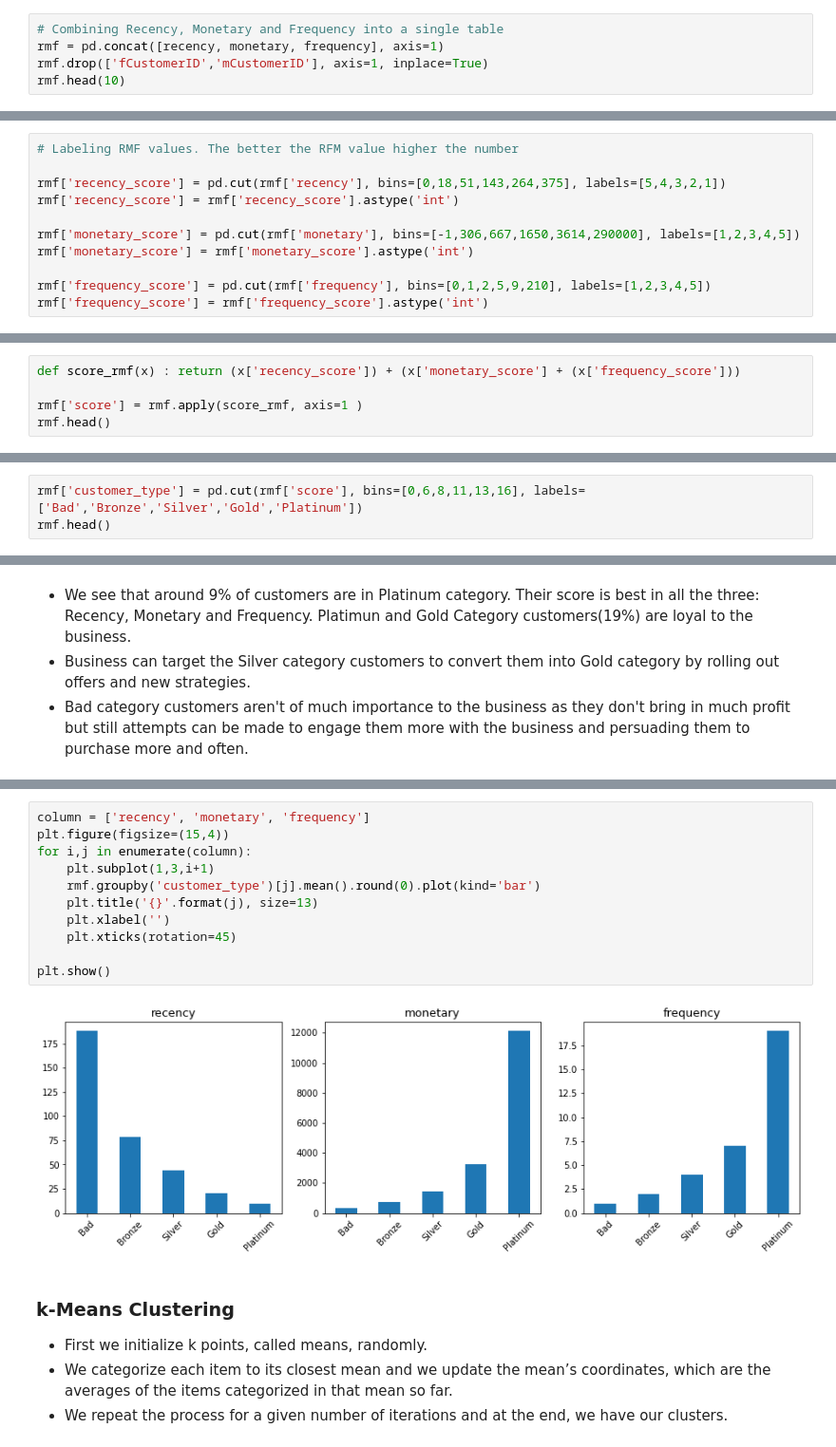
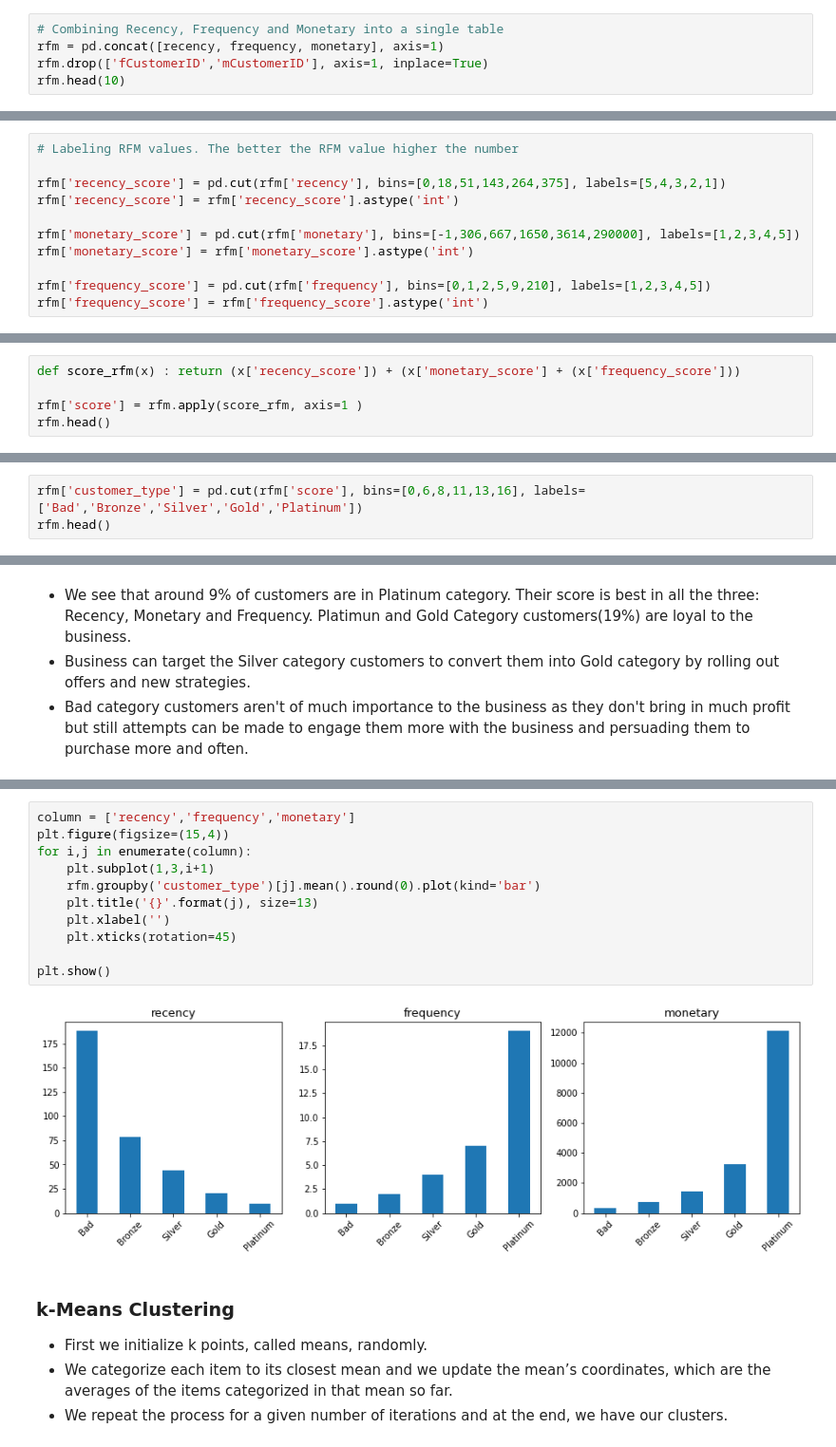
Before and after one commit to jjaskirat-ssingh/Customer-Segmentation, a Jupyter notebook: Customer Segmentation.ipynb, the cells around one changed output, grey strips where cells are left out. Shown at 95% size. Cells and saved outputs as stored; diff of their text form.

```diff
--- a/Customer Segmentation.ipynb
+++ b/Customer Segmentation.ipynb
@@ -546,6 +532,6 @@ frequency.head()
 # %%
-# Combining Recency, Monetary and Frequency into a single table
-rmf = pd.concat([recency, monetary, frequency], axis=1)
-rmf.drop(['fCustomerID','mCustomerID'], axis=1, inplace=True)
-rmf.head(10)
+# Combining Recency, Frequency and Monetary into a single table
+rfm = pd.concat([recency, frequency, monetary], axis=1)
+rfm.drop(['fCustomerID','mCustomerID'], axis=1, inplace=True)
+rfm.head(10)
 # %% [output]
@@ -597,14 +583,14 @@ rmf.describe(percentiles=[0.25,0.5,0.75,0.9,0.95,0.99])
 3. We then sum these values for each row and label the column 'score'.
 4. After that we make cuts on 'score' at 25%, 50%, 75% and 90% to categorize the customers into Bad, Bronze, Silver, Gold and Platinum.
 # %%
-# Labeling RMF values. The better the RFM value higher the number
+# Labeling RFM values. The better the RFM value higher the number
 
-rmf['recency_score'] = pd.cut(rmf['recency'], bins=[0,18,51,143,264,375], labels=[5,4,3,2,1])
-rmf['recency_score'] = rmf['recency_score'].astype('int')
+rfm['recency_score'] = pd.cut(rfm['recency'], bins=[0,18,51,143,264,375], labels=[5,4,3,2,1])
+rfm['recency_score'] = rfm['recency_score'].astype('int')
 
-rmf['monetary_score'] = pd.cut(rmf['monetary'], bins=[-1,306,667,1650,3614,290000], labels=[1,2,3,4,5])
-rmf['monetary_score'] = rmf['monetary_score'].astype('int')
+rfm['monetary_score'] = pd.cut(rfm['monetary'], bins=[-1,306,667,1650,3614,290000], labels=[1,2,3,4,5])
+rfm['monetary_score'] = rfm['monetary_score'].astype('int')
 
-rmf['frequency_score'] = pd.cut(rmf['frequency'], bins=[0,1,2,5,9,210], labels=[1,2,3,4,5])
-rmf['frequency_score'] = rmf['frequency_score'].astype('int')
+rfm['frequency_score'] = pd.cut(rfm['frequency'], bins=[0,1,2,5,9,210], labels=[1,2,3,4,5])
+rfm['frequency_score'] = rfm['frequency_score'].astype('int')
 # %%
@@ -619,6 +605,6 @@ rmf.head()
 # %%
-def score_rmf(x) : return (x['recency_score']) + (x['monetary_score'] + (x['frequency_score']))
+def score_rfm(x) : return (x['recency_score']) + (x['monetary_score'] + (x['frequency_score']))
 
-rmf['score'] = rmf.apply(score_rmf, axis=1 )
-rmf.head()
+rfm['score'] = rfm.apply(score_rfm, axis=1 )
+rfm.head()
 # %% [output]
@@ -644,6 +630,6 @@ min         3.000000
 max        15.000000
 Name: score, dtype: float64
 # %%
-rmf['customer_type'] = pd.cut(rmf['score'], bins=[0,6,8,11,13,16], labels=['Bad','Bronze','Silver','Gold','Platinum'])
-rmf.head()
+rfm['customer_type'] = pd.cut(rfm['score'], bins=[0,6,8,11,13,16], labels=['Bad','Bronze','Silver','Gold','Platinum'])
+rfm.head()
 # %% [output]
@@ -691,16 +677,16 @@ rmf.groupby('customer_type')['recency','monetary','frequency'].mean().round(0)
 # %%
-column = ['recency', 'monetary', 'frequency']
+column = ['recency','frequency','monetary']
 plt.figure(figsize=(15,4))
 for i,j in enumerate(column):
     plt.subplot(1,3,i+1)
-    rmf.groupby('customer_type')[j].mean().round(0).plot(kind='bar')
+    rfm.groupby('customer_type')[j].mean().round(0).plot(kind='bar')
     plt.title('{}'.format(j), size=13)
     plt.xlabel('')
     plt.xticks(rotation=45)
 
 plt.show()
 # %% [output]
-[figure, old version]
+[figure, new version]
 # %% [markdown]
 ### k-Means Clustering
 
```
Also changed, not shown: parts of 53 cells of this notebook.
